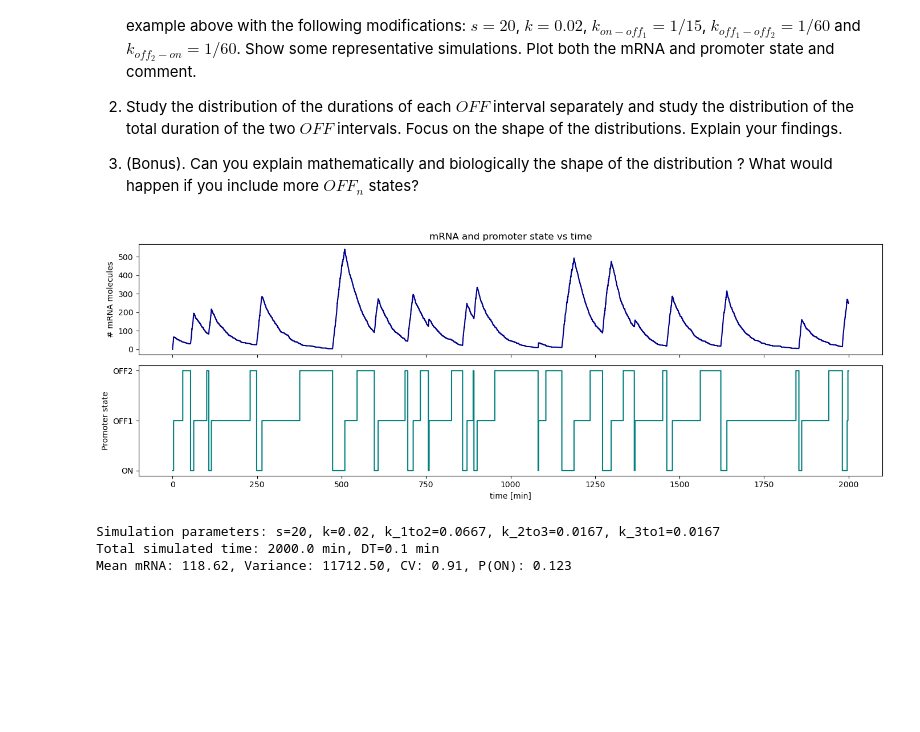
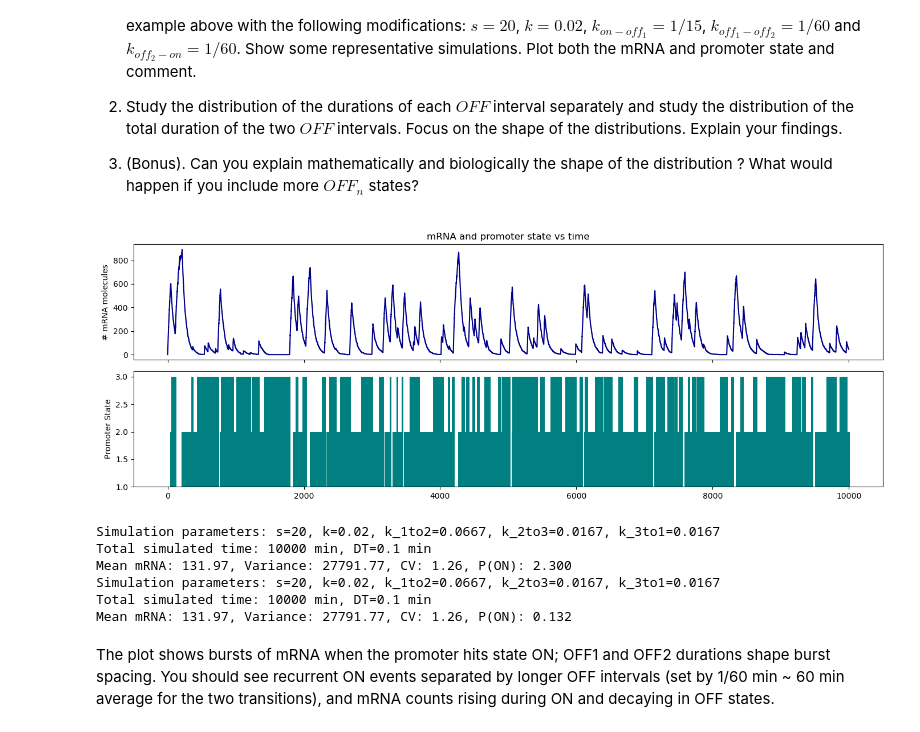
Before and after one commit to AlexiaGiroud/GenomeToFunction-exo3-G22, a Jupyter notebook: Exercise_Week10_11_A_Exercises.ipynb, the cells around one changed output. Drawn from its saved outputs; the diff is of its cells as text; code cells hidden in the pictures; blank space fills up the shorter version.

```diff
--- a/Exercise_Week10_11_A_Exercises.ipynb
+++ b/Exercise_Week10_11_A_Exercises.ipynb
@@ -446,16 +448,16 @@ def Poisson(lam, counts):
 g_0 = 1 # Initial promoter state
 
 ##Find Parameters giving Poisson distribution
-s = 50 # Number of initiations per minute
-k = 1 # Degradation rate,  unit min^-1
-k_off = 200 #Switching off rate, unit min^-1, t_on = 1/k_off
-k_on  = 200 #Switching on rate, unit min^-1, t_off = 1/k_on
+s = 10 # Number of initiations per minute
+k = 0.1 # Degradation rate,  unit min^-1
+k_off = 100 #Switching off rate, unit min^-1, t_on = 1/k_off
+k_on  = 100 #Switching on rate, unit min^-1, t_off = 1/k_on
 
 n_0 = 0 # Initial mRNA count
 
 DT = 0.01 # min
 
-t_end = 100 * 1/k # Total simulation time in minutes, adjust if needed
+t_end = 1000 * 1/k # Total simulation time in minutes, should be long, as in a Poisson process the k_on and k_off should be short compared the life time of mRNA.
 
 parameters = [s, k, k_on, k_off]
 p_on = k_on / (k_on + k_off)
@@ -576,52 +585,70 @@ def plot_promoter_cycle(n, g, t):
     axs[0].set_ylabel('# mRNA molecules')
     axs[0].set_title('mRNA and promoter state vs time')
 
-    # Plot promoter state as step plot for clarity
+    """    # Plot promoter state as step plot for clarity
     axs[1].step(t, g, where='post', color='teal')
     axs[1].set_yticks([1,2,3])
     axs[1].set_yticklabels(['ON','OFF1','OFF2'])
     axs[1].set_ylabel('Promoter state')
-    axs[1].set_xlabel('time [min]')
+    axs[1].set_xlabel('time [min]')"""
+
+    # Plotting the promoter activity over time
+    axs[1].vlines(x=t, ymin=np.min(g), ymax=np.array(g), colors='teal', lw=2, label='promoter activity')
+    axs[1].set_ylim(np.min(g), np.max(g)+0.1)  # Set y-limits to make the promoter states clear (0 and 1)
+    axs[1].set_ylabel('Promoter State')
+
 
     plt.tight_layout()
     plt.show()
 # %%
 # Gillespie simulator for a promoter cycle with two OFF states:
 
-
-# ---- Run a representative simulation with the requested rates ----
-# Parameters from the exercise
+# Simulations with the requested rates
+# Parameters given above
 s = 20
 k = 0.02
 k_1to2 = 1/15.0    # ON -> OFF1
 k_2to3 = 1/60.0    # OFF1 -> OFF2
 k_3to1 = 1/60.0    # OFF2 -> ON
 
-# initial conditions and simulation settings
+# Initial conditions and simulation settings
 n0 = 0
 g0 = 1
 DT = 0.1
-t_end = 2000.0
+t_end = 10000
 
 params = (s, k, k_1to2, k_2to3, k_3to1)
 
 # Run simulation
 n_traj, g_traj, t_traj = run_gillespie_promoter_cycle(n0, g0, params, t_end, DT)
 
 # Plot results
 plot_promoter_cycle(n_traj, g_traj, t_traj)
 
 # Compute simple stats and print them
-n_arr = np.array(n_traj)
-p_on = np.mean([1 if gg==1 else 0 for gg in g_traj])
-mean_n = n_arr.mean() if n_arr.size>0 else 0.0
-var_n = n_arr.var() if n_arr.size>0 else 0.0
-cv_n = np.sqrt(var_n)/mean_n if mean_n>0 else np.nan
+mean_n, expected_n, var_n, cv_n, p_on = compute_stats(n_traj, g_traj)
+
+
+n_arr_1 = np.array(n_traj)
+p_on_1 = np.mean([1 if gg==1 else 0 for gg in g_traj])
+mean_n_1 = n_arr_1.mean() if n_arr_1.size>0 else 0.0
+var_n_1 = n_arr_1.var() if n_arr_1.size>0 else 0.0
+cv_n_1 = np.sqrt(var_n)/mean_n if mean_n>0 else np.nan
+
 print(f'Simulation parameters: s={s}, k={k}, k_1to2={k_1to2:.4f}, k_2to3={k_2to3:.4f}, k_3to1={k_3to1:.4f}')
 print(f'Total simulated time: {t_end} min, DT={DT} min')
 print(f'Mean mRNA: {mean_n:.2f}, Variance: {var_n:.2f}, CV: {cv_n:.2f}, P(ON): {p_on:.3f}')
+
+print(f'Simulation parameters: s={s}, k={k}, k_1to2={k_1to2:.4f}, k_2to3={k_2to3:.4f}, k_3to1={k_3to1:.4f}')
+print(f'Total simulated time: {t_end} min, DT={DT} min')
+print(f'Mean mRNA: {mean_n_1:.2f}, Variance: {var_n_1:.2f}, CV: {cv_n_1:.2f}, P(ON): {p_on_1:.3f}')
 # %% [output]
-[figure, old version]
+[figure, new version]
 Simulation parameters: s=20, k=0.02, k_1to2=0.0667, k_2to3=0.0167, k_3to1=0.0167
-Total simulated time: 2000.0 min, DT=0.1 min
-Mean mRNA: 118.62, Variance: 11712.50, CV: 0.91, P(ON): 0.123
+Total simulated time: 10000 min, DT=0.1 min
+Mean mRNA: 131.97, Variance: 27791.77, CV: 1.26, P(ON): 2.300
+Simulation parameters: s=20, k=0.02, k_1to2=0.0667, k_2to3=0.0167, k_3to1=0.0167
+Total simulated time: 10000 min, DT=0.1 min
+Mean mRNA: 131.97, Variance: 27791.77, CV: 1.26, P(ON): 0.132
+# %% [markdown]
+The plot shows bursts of mRNA when the promoter hits state ON; OFF1 and OFF2 durations shape burst spacing. You should see recurrent ON events separated by longer OFF intervals (set by 1/60 min ~ 60 min average for the two transitions), and mRNA counts rising during ON and decaying in OFF states.
```
Also changed, not shown: parts of 8 cells of this notebook.
